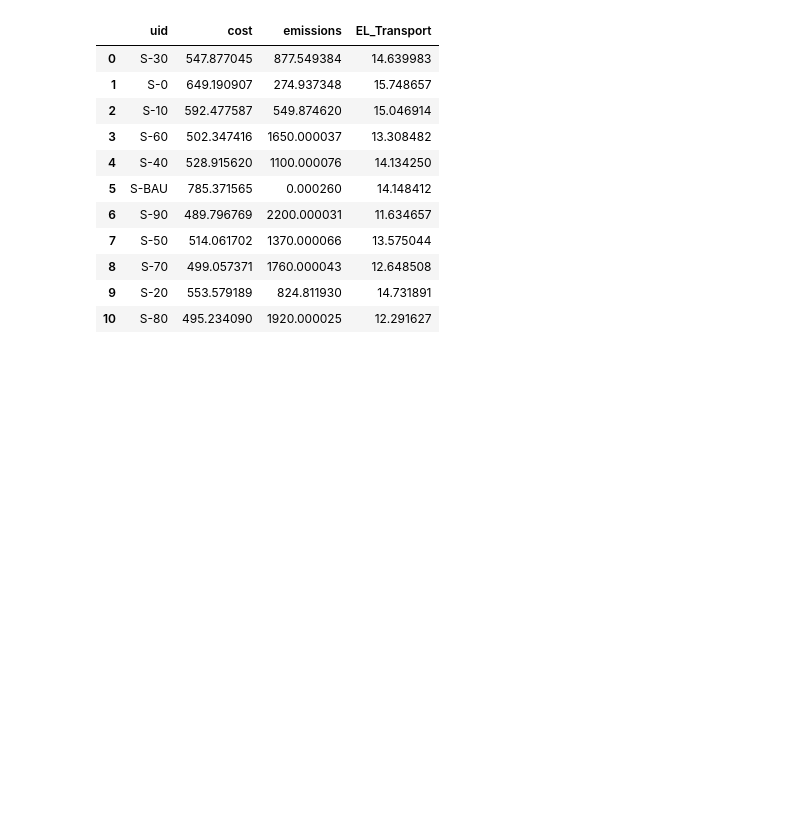
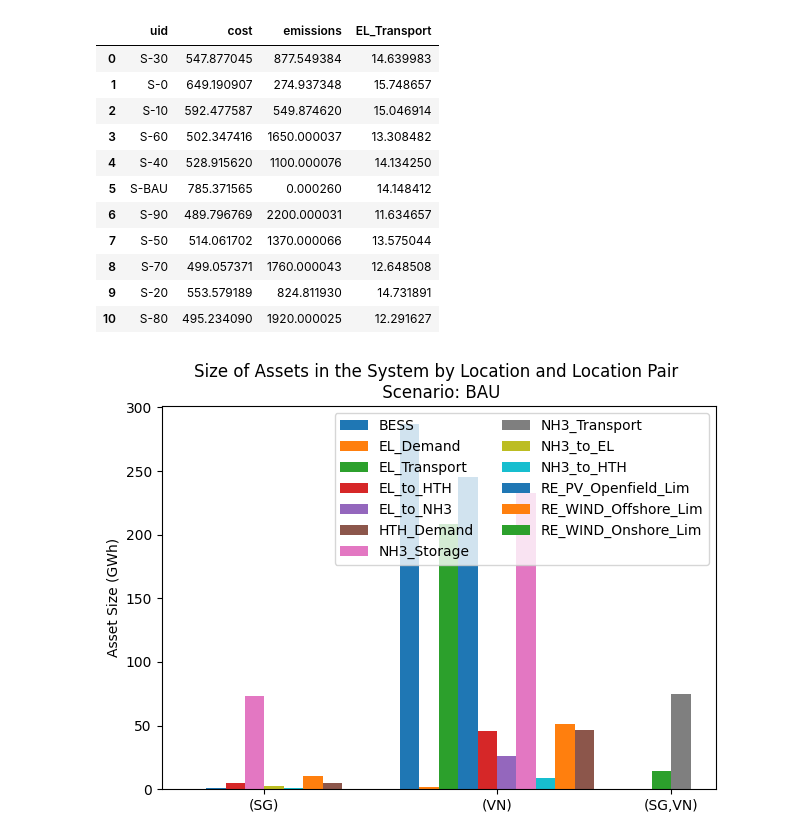
Before and after one commit to jpacilo/STEVFNs, a Jupyter notebook: Analysis/analysis-1.ipynb, the cells around one changed output. Drawn from its saved outputs; the diff is of its cells as text; code cells hidden in the pictures; blank space fills up the shorter version.

```diff
--- a/Analysis/analysis-1.ipynb
+++ b/Analysis/analysis-1.ipynb
@@ -206,3 +210,14 @@ df_results.drop(columns="artist")
 | 8 | S-70 | 499.057371 | 1760.000043 | 12.648508 |
 | 9 | S-20 | 553.579189 | 824.811930 | 14.731891 |
 | 10 | S-80 | 495.234090 | 1920.000025 | 12.291627 |
+# %%
+df_results = df_results.sort_values(by="uid")
+df_results.reset_index(drop=True, inplace=True)
+# %%
+my_artist = df_results.loc[len(df_results)-1, "artist"]
+
+bar_width = 1.0
+bar_spacing = 3.0
+my_artist.plot(bar_width, bar_spacing)
+# %% [output]
+[figure, added]
```
Also changed, not shown: parts of 13 cells of this notebook.
